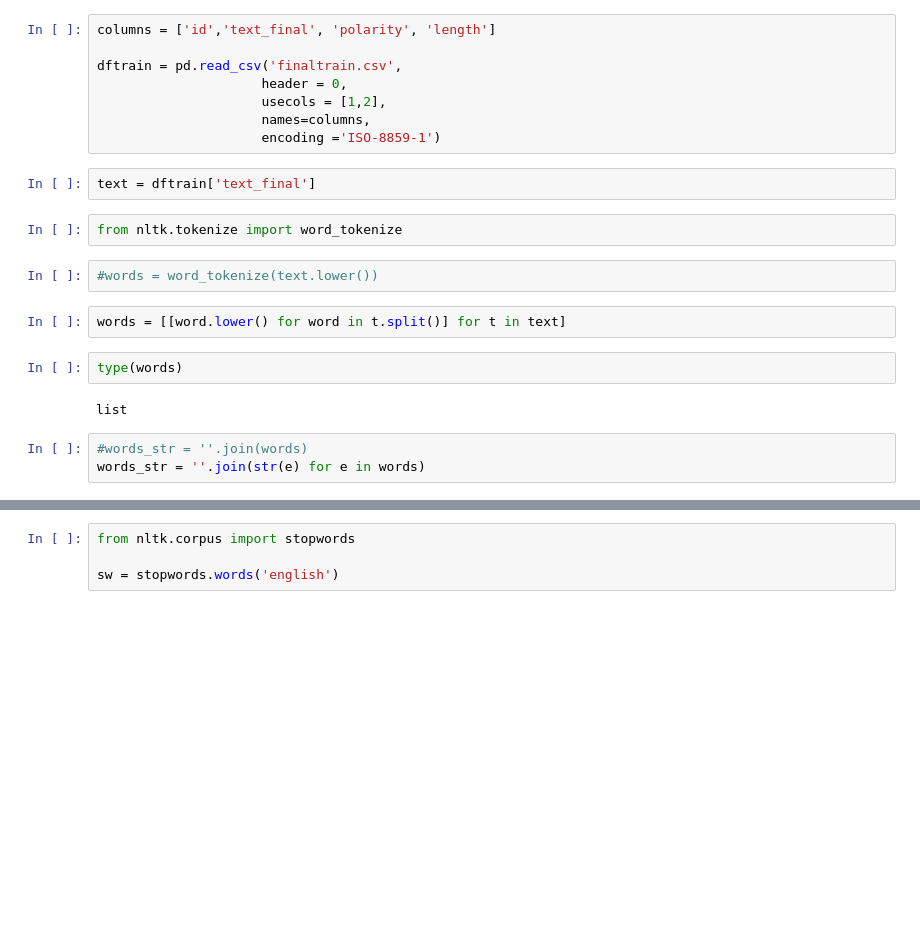
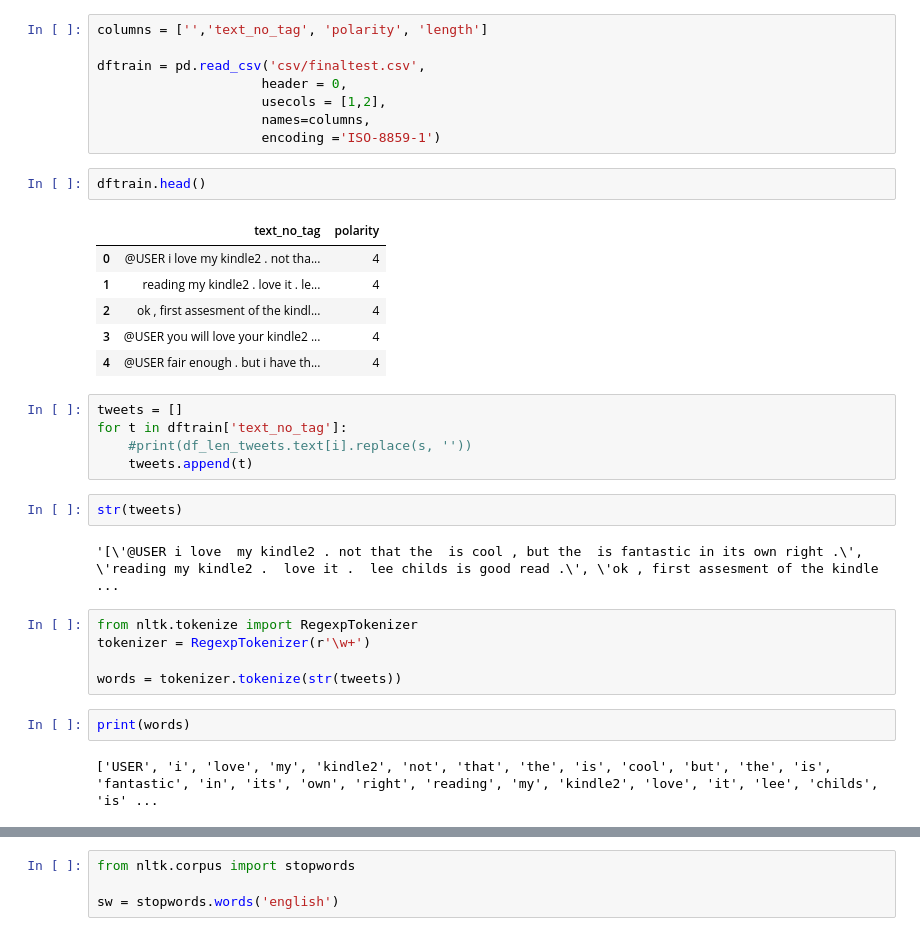
Before and after one commit to federikovi/635AA-TextAnalytics, a Jupyter notebook: 4-SO-PMI/SO-PMI.ipynb, the cells around one changed output, grey strips where cells are left out. Saved outputs shown, nothing was run; the diff lists cells and outputs as text; blank space fills up the shorter version.

```diff
--- a/4-SO-PMI/SO-PMI.ipynb
+++ b/4-SO-PMI/SO-PMI.ipynb
@@ -5,23 +9,35 @@ import pandas as pd
 # %%
-columns = ['id','text_final', 'polarity', 'length']
+columns = ['','text_no_tag', 'polarity', 'length']
 
-dftrain = pd.read_csv('finaltrain.csv',
+dftrain = pd.read_csv('csv/finaltest.csv',
                      header = 0,
                      usecols = [1,2],
                      names=columns,
                      encoding ='ISO-8859-1')
-# %%
-text = dftrain['text_final']
-# %%
-from nltk.tokenize import word_tokenize
-# %%
-#words = word_tokenize(text.lower())
-# %%
-words = [[word.lower() for word in t.split()] for t in text]
+# %%
+dftrain.head()
+# %% [output]
+|  | text_no_tag | polarity |
+| 0 | @USER i love my kindle2 . not tha... | 4 |
+| 1 | reading my kindle2 . love it . le... | 4 |
+| 2 | ok , first assesment of the kindl... | 4 |
+| 3 | @USER you will love your kindle2 ... | 4 |
+| 4 | @USER fair enough . but i have th... | 4 |
+# %%
+tweets = []
+for t in dftrain['text_no_tag']:
+    #print(df_len_tweets.text[i].replace(s, ''))
+    tweets.append(t)
+# %%
+str(tweets)
+# %% [output]
+'[\'@USER i love  my kindle2 . not that the  is cool , but the  is fantastic in its own right .\', \'reading my kindle2 .  love it .  lee childs is good read .\', \'ok , first assesment of the kindle  ...
+# %%
+from nltk.tokenize import RegexpTokenizer
+tokenizer = RegexpTokenizer(r'\w+')
+
+words = tokenizer.tokenize(str(tweets))
 # %%
-type(words)
+print(words)
 # %% [output]
-list
+['USER', 'i', 'love', 'my', 'kindle2', 'not', 'that', 'the', 'is', 'cool', 'but', 'the', 'is', 'fantastic', 'in', 'its', 'own', 'right', 'reading', 'my', 'kindle2', 'love', 'it', 'lee', 'childs', 'is' ...
-# %%
-#words_str = ''.join(words)
-words_str = ''.join(str(e) for e in words)
```
Also changed, not shown: parts of 22 cells of this notebook.
